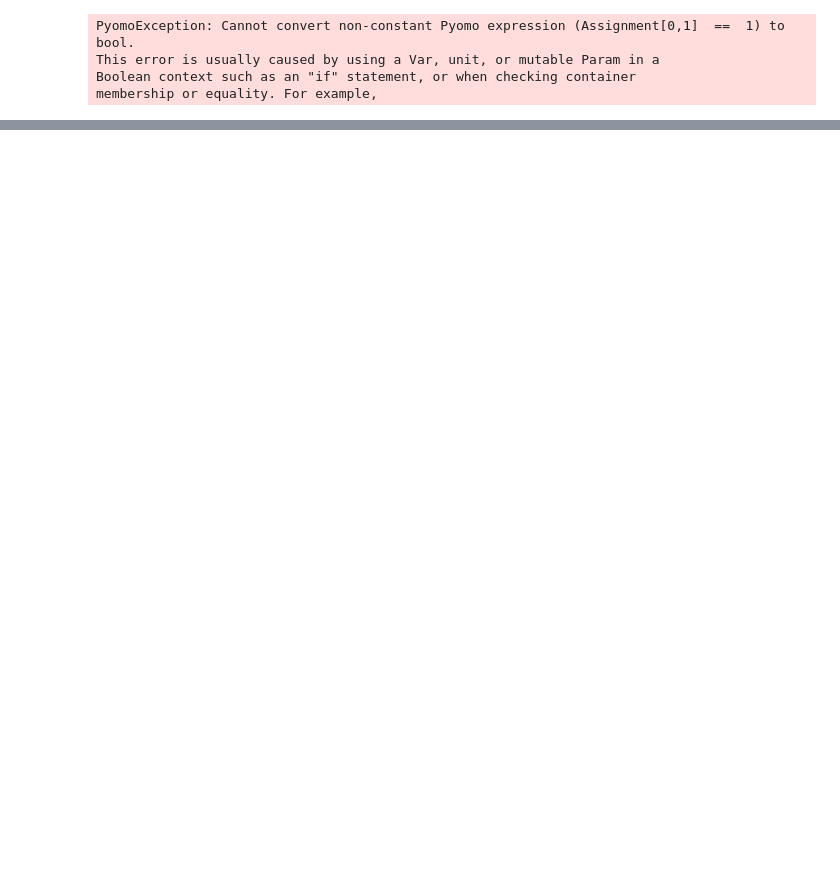
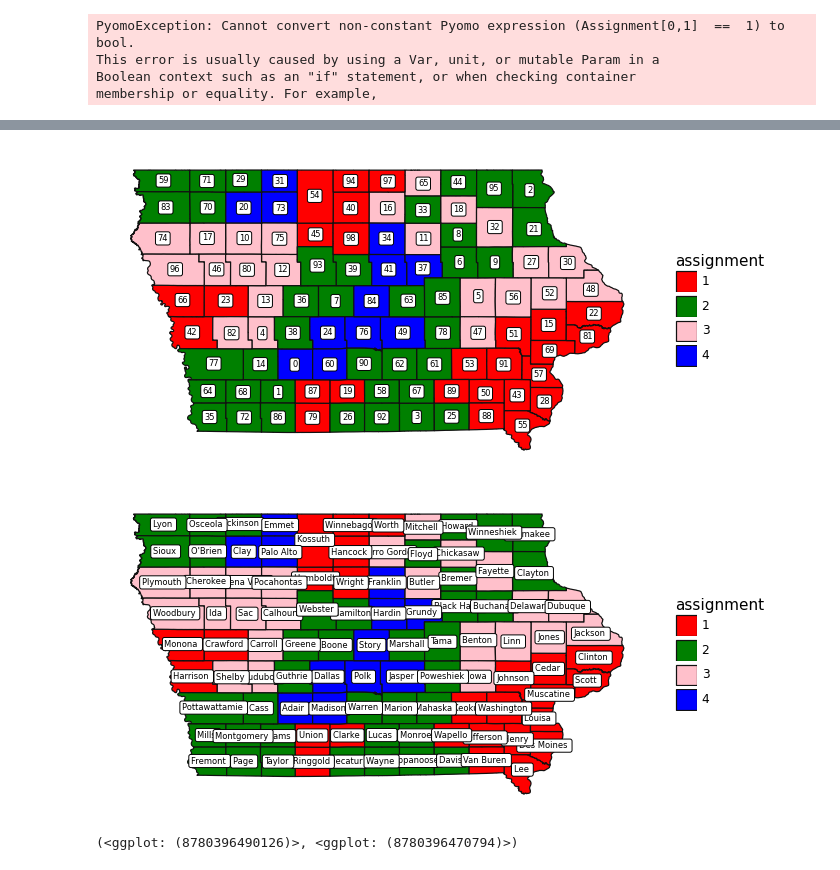
Before and after one commit to stefaniegwangphd/ia-redistricting, a Jupyter notebook: pyomo-trial-run-sw.ipynb, the cells around one changed output, grey strips where cells are left out. Drawn from its saved outputs; the diff is of its cells as text; code cells hidden in the pictures; blank space fills up the shorter version.

Commit message:
Adding assignment/allocation constraint and original (minimize split counties) objective, then running and visualizing

```diff
--- a/pyomo-trial-run-sw.ipynb
+++ b/pyomo-trial-run-sw.ipynb
@@ -344,0 +313,17 @@ Assignment[0,1]
+# %%
+# Prepare data for visualizing the results
+
+result_value = []
+for i in range(n_counties):
+    for j in range(1,n_districts+1):
+        var_output = {
+            'county_id': i,
+            'district': j,
+            'assignment': int(value(model.Assignment[i,j])*(j)),
+            'allocation': value(model.Allocation[i,j])}
+        result_value.append(var_output)
+
+results = pd.DataFrame(result_value)
+results = results[results['assignment'] != 0]
+results = results.sort_values(['county_id', 'district'])
+results
@@ -344,0 +344,3 @@ Assignment[0,1]
+# %%
+results = results.merge(census_df, on='county_id')
+results
@@ -344,0 +428,4 @@ Assignment[0,1]
+# %%
+shapefile_and_assignments = shapefile_iowa.merge(results, on='COUNTYFP10')
+# map_first_pass['District'] = map_first_pass['District']+1
+shapefile_and_assignments.head()
@@ -344,0 +440,9 @@ Assignment[0,1]
+# %%
+# map_first_pass['District'] = map_first_pass['District'].astype('category')
+shapefile_and_assignments['assignment'] = shapefile_and_assignments['assignment'].astype("category")
+# %%
+iowa_map(shapefile_and_assignments)
+# %% [output]
+[figure, added]
+[figure, added]
+(<ggplot: (8780396490126)>, <ggplot: (8780396470794)>)
```
Also changed, not shown: parts of 41 cells of this notebook.
